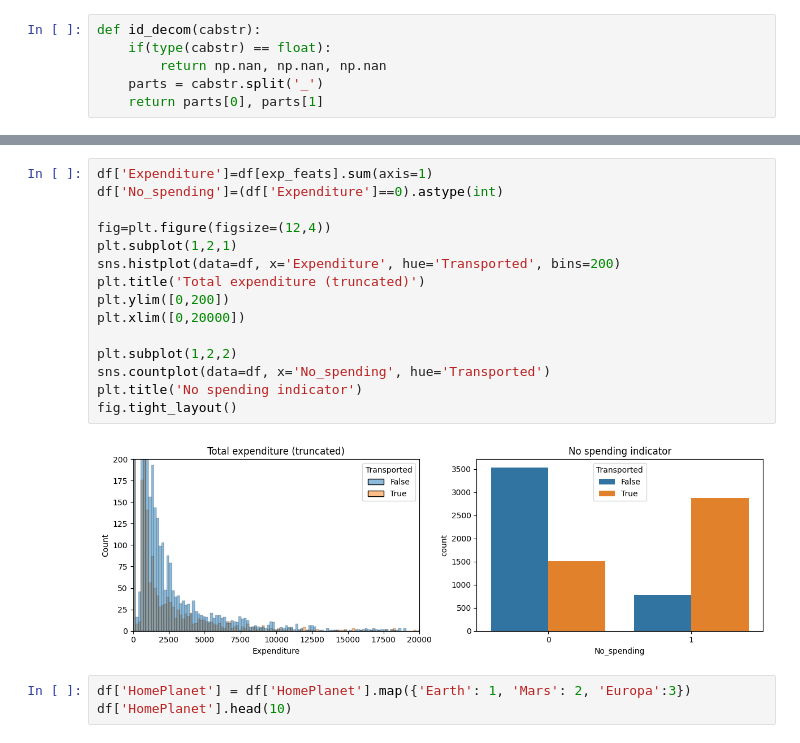
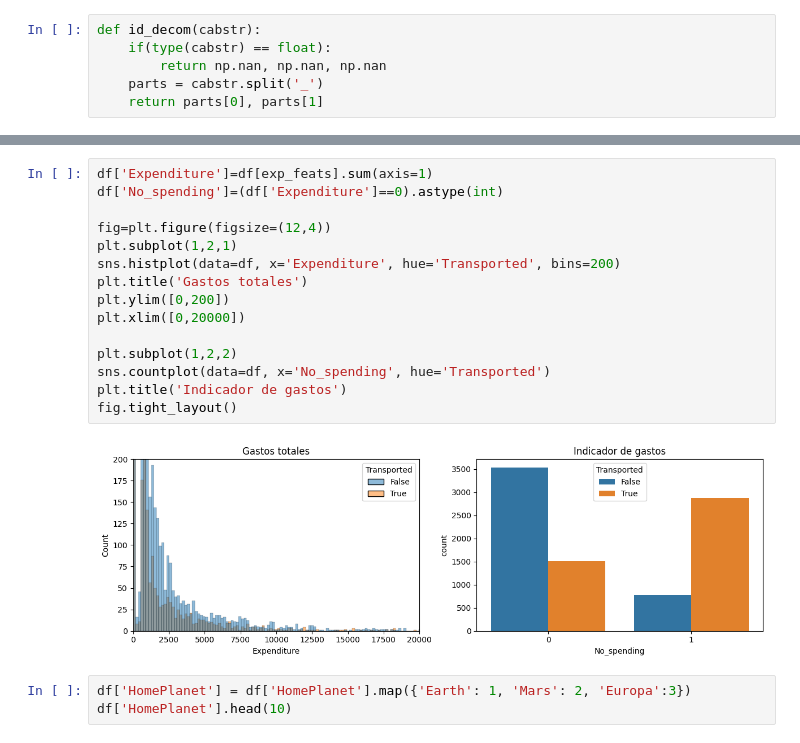
Before and after one commit to IanSe/SpaceshipTitanic, a Jupyter notebook: cleaning.ipynb, the cells around one changed output, grey strips where cells are left out. Saved outputs shown, nothing was run; the diff lists cells and outputs as text.

```diff
--- a/cleaning.ipynb
+++ b/cleaning.ipynb
@@ -430,20 +439,20 @@ df.head()
 # %%
 df['Expenditure']=df[exp_feats].sum(axis=1)
 df['No_spending']=(df['Expenditure']==0).astype(int)
 
 fig=plt.figure(figsize=(12,4))
 plt.subplot(1,2,1)
 sns.histplot(data=df, x='Expenditure', hue='Transported', bins=200)
-plt.title('Total expenditure (truncated)')
+plt.title('Gastos totales')
 plt.ylim([0,200])
 plt.xlim([0,20000])
 
 plt.subplot(1,2,2)
 sns.countplot(data=df, x='No_spending', hue='Transported')
-plt.title('No spending indicator')
+plt.title('Indicador de gastos')
 fig.tight_layout()
 # %% [output]
-[figure, old version]
+[figure, new version]
 # %%
 df['HomePlanet'] = df['HomePlanet'].map({'Earth': 1, 'Mars': 2, 'Europa':3})
 df['HomePlanet'].head(10)
```
Also changed, not shown: parts of 4 cells of this notebook, 1 other file.
